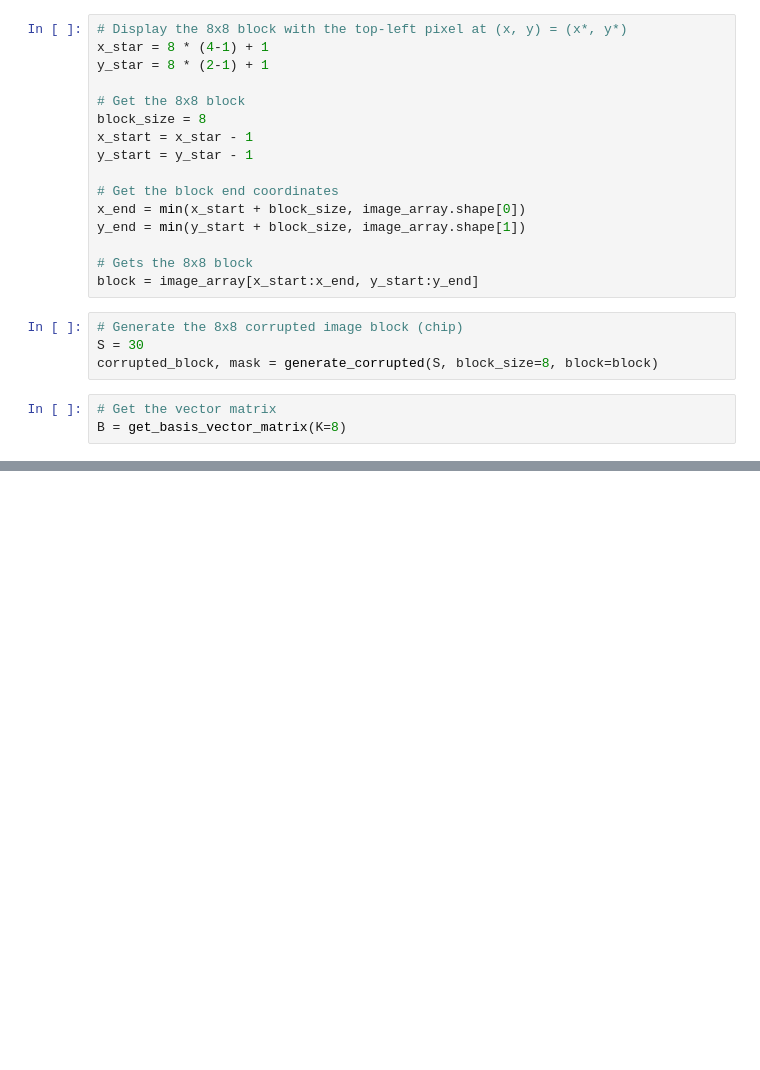
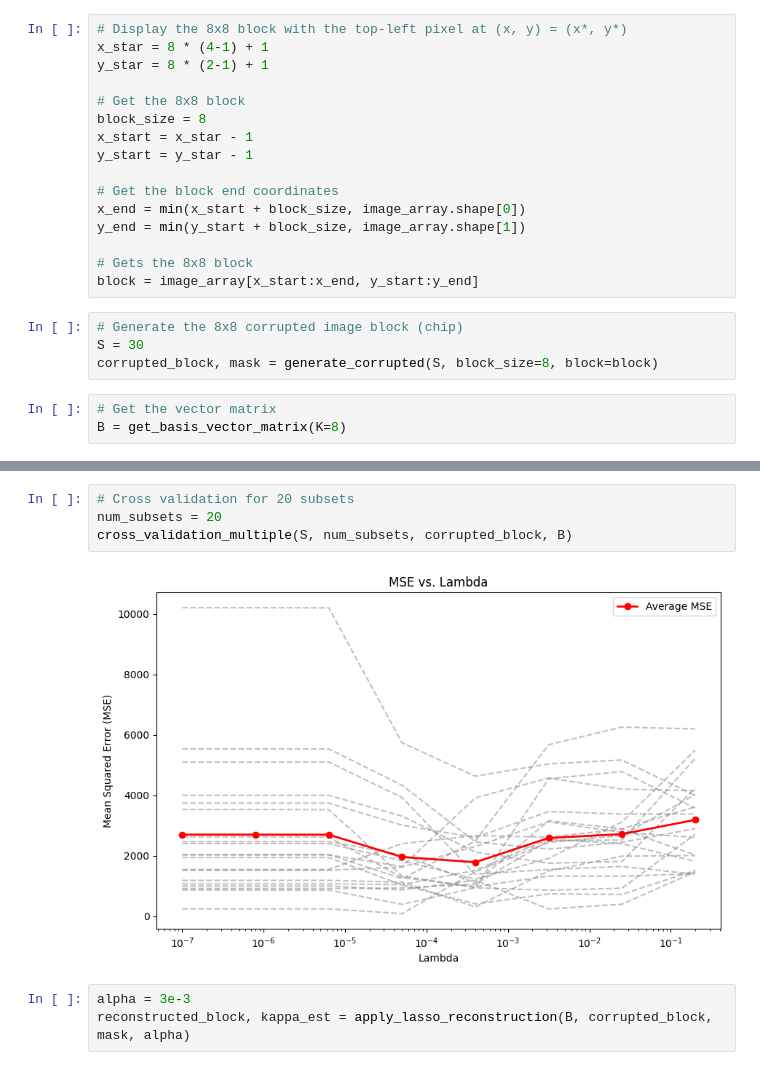
Before and after one commit to rngtang/image-recovery, a Jupyter notebook: checkpoint2/cross-validation.ipynb, the cells around one changed output, grey strips where cells are left out. Cells and saved outputs as stored; diff of their text form; blank space fills up the shorter version.

```diff
--- a/checkpoint2/cross-validation.ipynb
+++ b/checkpoint2/cross-validation.ipynb
@@ -257,0 +347,9 @@ cross_validation_random(S, 30, corrupted_block, B)
+# %%
+# Cross validation for 20 subsets
+num_subsets = 20
+cross_validation_multiple(S, num_subsets, corrupted_block, B)
+# %% [output]
+[figure, added]
+# %%
+alpha = 3e-3
+reconstructed_block, kappa_est = apply_lasso_reconstruction(B, corrupted_block, mask, alpha)
```
Also changed, not shown: parts of 12 cells of this notebook.
